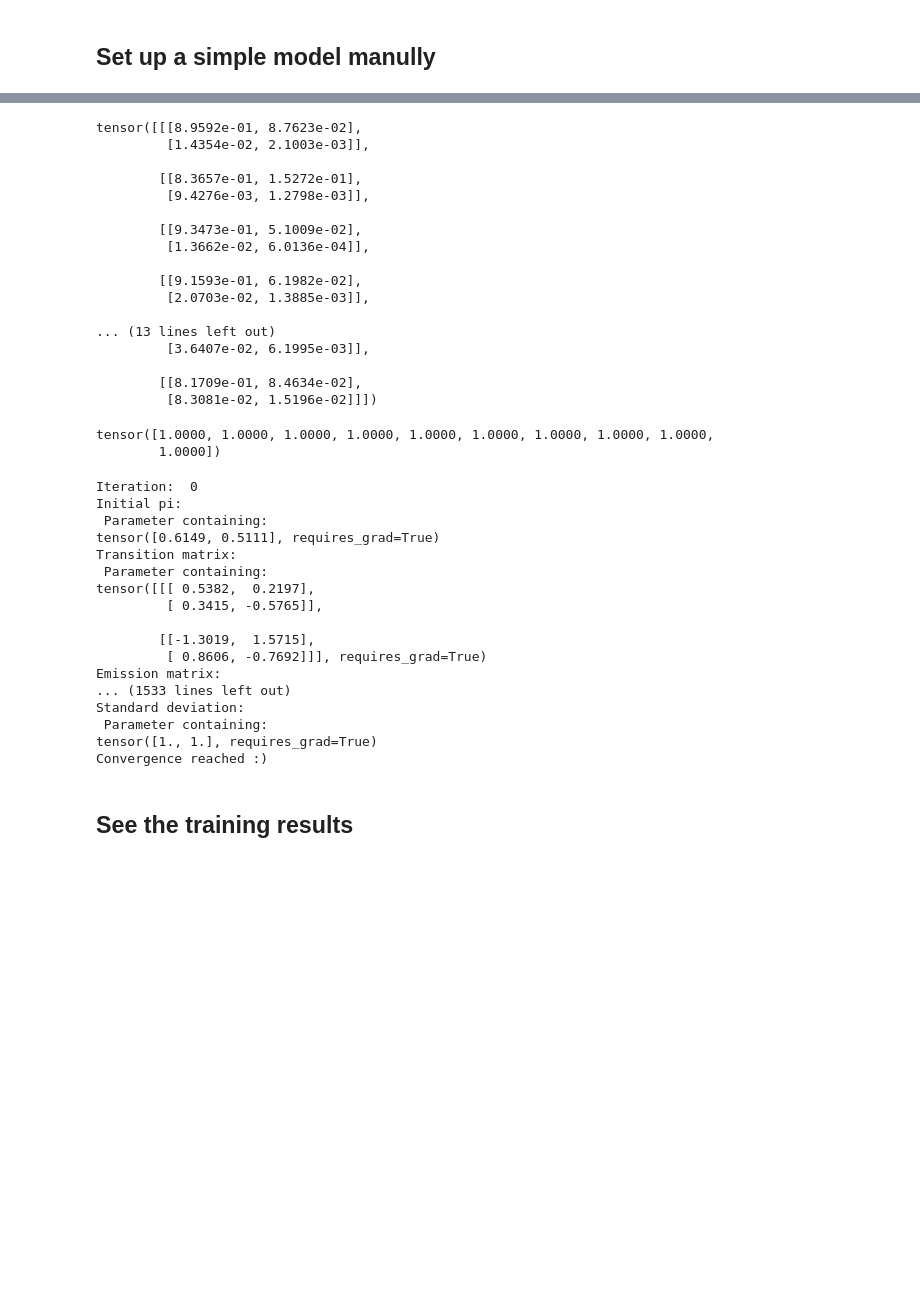
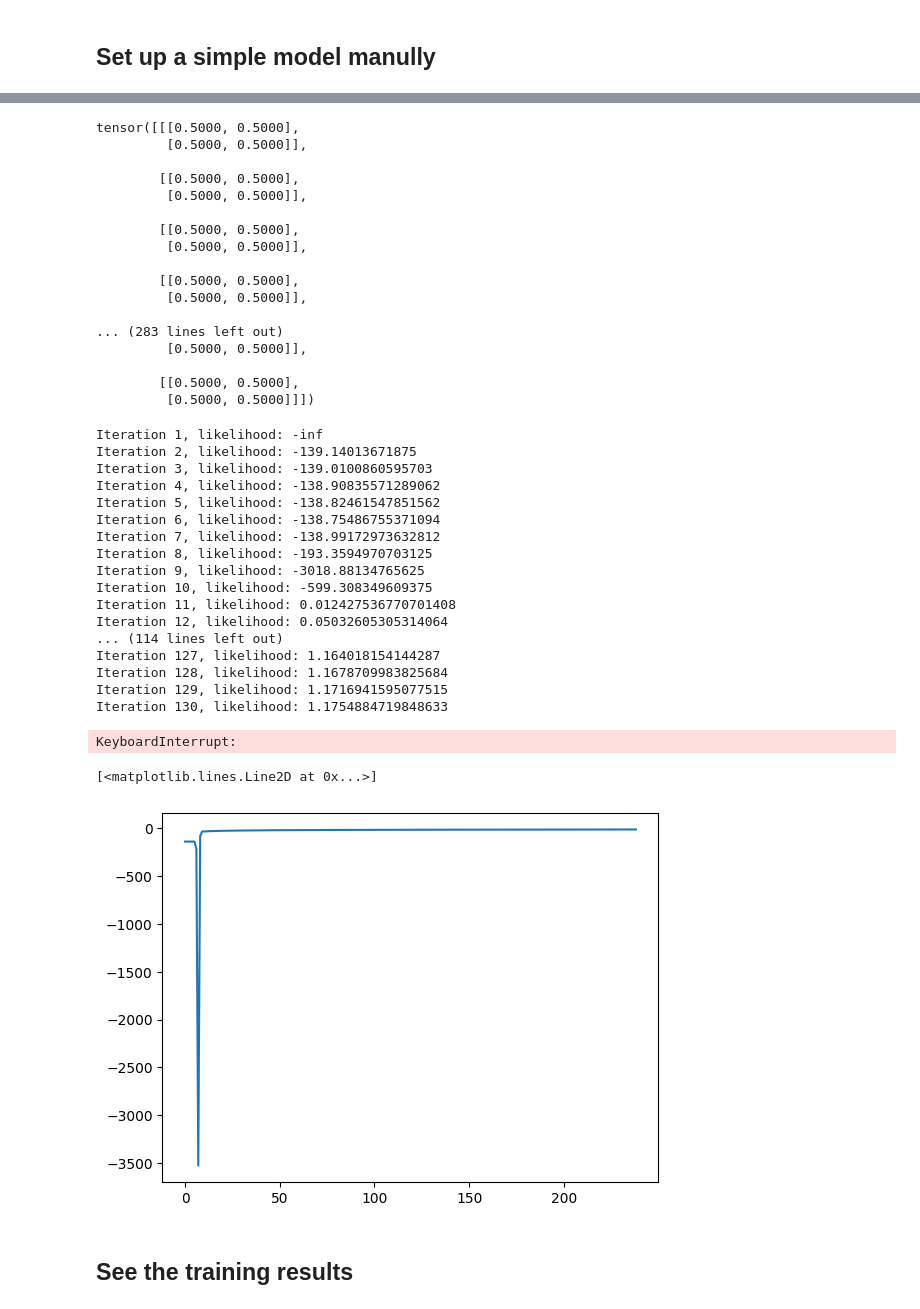
Before and after one commit to 3sara/PML_project, a Jupyter notebook: IOHMM_self/Financial_data_analysis.ipynb, the cells around one changed output, grey strips where cells are left out. Cells and saved outputs as stored; diff of their text form; code cells hidden in the pictures; blank space fills up the shorter version.

```diff
--- a/IOHMM_self/Financial_data_analysis.ipynb
+++ b/IOHMM_self/Financial_data_analysis.ipynb
@@ -16,11 +17,14 @@ output = torch.tensor(np.array(data['Close']), dtype=torch.float32)
 # %% [markdown]
 ## Set up a simple model manully
 # %%
-IOHMM = IOHMM_model(num_states=2, inputs=input[:10], outputs=output[:10], max_iter=100, tol=1e-3)
+transition_matrix = torch.tensor([[[1.,0.],[1.,0.]],[[1.,0.],[1.,0.]]])
+emission_matrix = torch.tensor([[-0.1,0.1],[0.1,0.1]])
+
+IOHMM = IOHMM_model(num_states=2, inputs=input[:100], outputs=output[:100], max_iter=1000, tol=1e-4, transition_matrix=transition_matrix, emission_matrix=emission_matrix)
 print(IOHMM.initial_pi)
 print(IOHMM.transition_matrix)
 print(IOHMM.emission_matrix)
-print(IOHMM.sd)
+print(IOHMM.lsd)
 # %% [output]
 Parameter containing:
 tensor([0.5000, 0.5000], requires_grad=True)
@@ -85,47 +105,50 @@ tensor([1., 1., 1., 1., 1., 1., 1., 1., 1., 1.])
 # %%
 print(IOHMM._compute_xi(IOHMM._forward(), IOHMM._backward()))
-a = torch.sum(IOHMM._compute_xi(IOHMM._forward(), IOHMM._backward()), axis=1)
-torch.sum(a, axis=1)
+# torch.sum(IOHMM._compute_xi(IOHMM._forward(), IOHMM._backward()), axis=1)
 # %% [output]
-tensor([[[8.9592e-01, 8.7623e-02],
-         [1.4354e-02, 2.1003e-03]],
+tensor([[[0.5000, 0.5000],
+         [0.5000, 0.5000]],
 
-        [[8.3657e-01, 1.5272e-01],
-         [9.4276e-03, 1.2798e-03]],
+        [[0.5000, 0.5000],
+         [0.5000, 0.5000]],
 
-        [[9.3473e-01, 5.1009e-02],
-         [1.3662e-02, 6.0136e-04]],
+        [[0.5000, 0.5000],
+         [0.5000, 0.5000]],
 
-        [[9.1593e-01, 6.1982e-02],
-         [2.0703e-02, 1.3885e-03]],
+        [[0.5000, 0.5000],
+         [0.5000, 0.5000]],
 
-... (13 lines left out)
-         [3.6407e-02, 6.1995e-03]],
+... (283 lines left out)
+         [0.5000, 0.5000]],
 
-        [[8.1709e-01, 8.4634e-02],
-         [8.3081e-02, 1.5196e-02]]])
+        [[0.5000, 0.5000],
+         [0.5000, 0.5000]]])
-tensor([1.0000, 1.0000, 1.0000, 1.0000, 1.0000, 1.0000, 1.0000, 1.0000, 1.0000,
-        1.0000])
 # %%
 IOHMM._baum_welch()
 # %% [output]
-Iteration:  0
-Initial pi:
- Parameter containing:
-tensor([0.6149, 0.5111], requires_grad=True)
-Transition matrix:
- Parameter containing:
-tensor([[[ 0.5382,  0.2197],
-         [ 0.3415, -0.5765]],
-
-        [[-1.3019,  1.5715],
-         [ 0.8606, -0.7692]]], requires_grad=True)
-Emission matrix:
-... (1533 lines left out)
-Standard deviation:
- Parameter containing:
-tensor([1., 1.], requires_grad=True)
-Convergence reached :)
+Iteration 1, likelihood: -inf
+Iteration 2, likelihood: -139.14013671875
+Iteration 3, likelihood: -139.0100860595703
+Iteration 4, likelihood: -138.90835571289062
+Iteration 5, likelihood: -138.82461547851562
+Iteration 6, likelihood: -138.75486755371094
+Iteration 7, likelihood: -138.99172973632812
+Iteration 8, likelihood: -193.3594970703125
+Iteration 9, likelihood: -3018.88134765625
+Iteration 10, likelihood: -599.308349609375
+Iteration 11, likelihood: 0.012427536770701408
+Iteration 12, likelihood: 0.05032605305314064
+... (114 lines left out)
+Iteration 127, likelihood: 1.164018154144287
+Iteration 128, likelihood: 1.1678709983825684
+Iteration 129, likelihood: 1.1716941595077515
+Iteration 130, likelihood: 1.1754884719848633
+KeyboardInterrupt:
+# %%
+plt.plot(IOHMM.history)
+# %% [output]
+[<matplotlib.lines.Line2D at 0x...>]
+[figure, added]
 # %% [markdown]
 ## See the training results
 # %%
```
Also changed, not shown: parts of 8 cells of this notebook, 1 other file.
